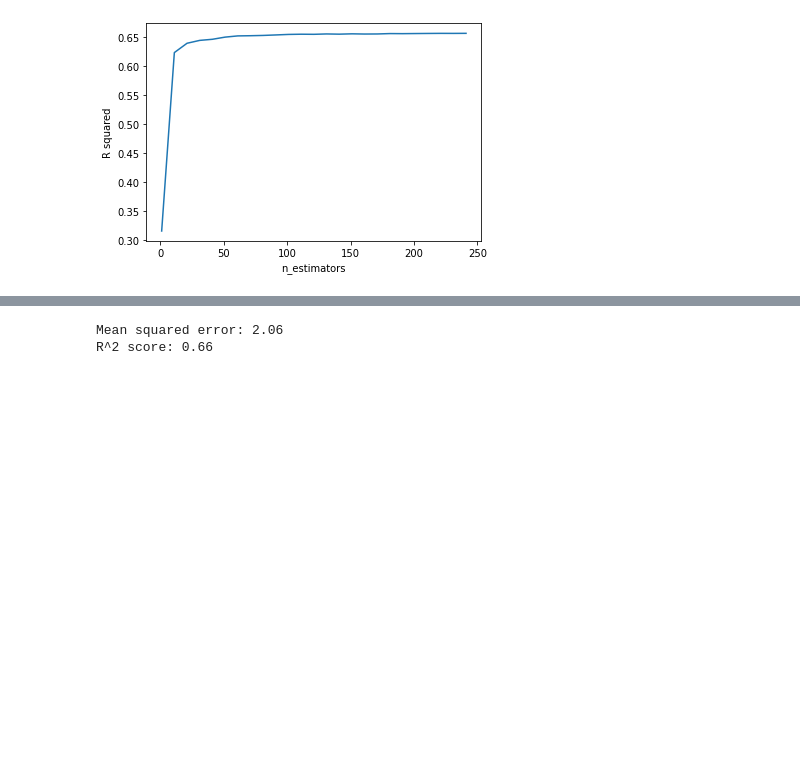
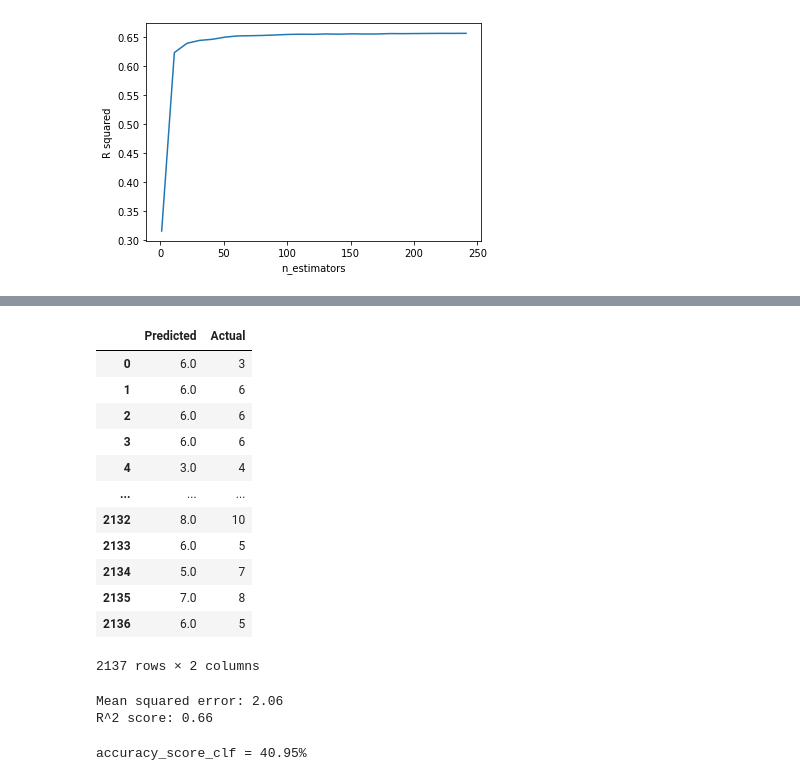
Before and after one commit to ishaan-arya/automated-essay-grading, a Jupyter notebook: Automated_Essay_Grading.ipynb, the cells around one changed output, grey strips where cells are left out. Cells and saved outputs as stored; diff of their text form; code cells hidden in the pictures; blank space fills up the shorter version.

Commit message:
feat => added more models for trained and refined preprocessing

```diff
--- a/Automated_Essay_Grading.ipynb
+++ b/Automated_Essay_Grading.ipynb
@@ -275,7 +277,7 @@ feature_names = vectorizer.get_feature_names()
 X = count_vectors.toarray()
 X_full = np.concatenate((pro_data.iloc[:, 5:].to_numpy(), X), axis = 1)
 y_full = pro_data['final_score'].to_numpy()
-X_train, X_test, y_train, y_test = train_test_split(X_full, y_full, test_size = 0.3, random_state = 42)
+X_train, X_test, y_train, y_test = train_test_split(X_full, y_full, test_size = 0.2, random_state = 42)
 # %%
 X_train.shape
 # %% [output]
@@ -394,12 +480,0 @@ accuracy
-# %%
-count = 0
-total = 0
-linear_regressor = LinearRegression()
-linear_regressor.fit(X_train, y_train)
-y_pred = linear_regressor.predict(X_test).round()
-for i in y_test:
-  if (y_test[i]==y_pred[i]) or (y_test[i]==y_pred[i]+1) or (y_test[i]==y_pred[i]-1):
-    count = count + 1
-  total = total + 1
-accuracy = count/total*100
-accuracy
@@ -463,3 +536,13 @@ plt.show()
 # %% [output]
 [figure]
 [figure]
+# %%
+#training the random forest classifier model
+
+from sklearn.ensemble import RandomForestClassifier
+
+rfc = RandomForestClassifier(n_estimators = 150, random_state=42)
+rfc.fit(X_train, y_train)
+y_pred = rfc.predict(X_test)
+accuracy_score_rfc = metrics.accuracy_score(y_pred, y_test)
+print('accuracy_score_rfc = '+str('{:04.2f}'.format(accuracy_score_rfc*100))+'%')
@@ -465,0 +551,14 @@ plt.show()
+# %%
+#training the random forest model with the +/- range applied
+
+from sklearn.ensemble import RandomForestClassifier
+
+rfc = RandomForestClassifier(n_estimators = 150, random_state=42)
+rfc.fit(X_train, y_train)
+y_pred = rfc.predict(X_test)
+for i in y_test:
+  if (y_test[i]==y_pred[i]) or (y_test[i]==y_pred[i]+1) or (y_test[i]==y_pred[i]-1):
+    count = count + 1
+  total = total + 1
+accuracy = count/total*100
+accuracy
@@ -512,3 +613,21 @@ accuracy
+# %%
+data = {'Predicted': y_pred, 'Actual': y_test}
+df = pd.DataFrame(data)
+df
+# %% [output]
+|  | Predicted | Actual |
+| 0 | 6.0 | 3 |
+| 1 | 6.0 | 6 |
+| 2 | 6.0 | 6 |
+| 3 | 6.0 | 6 |
+| 4 | 3.0 | 4 |
+| ... | ... | ... |
+| 2132 | 8.0 | 10 |
+| 2133 | 6.0 | 5 |
+| 2134 | 5.0 | 7 |
+| 2135 | 7.0 | 8 |
+| 2136 | 6.0 | 5 |
+2137 rows × 2 columns
 # %%
 rf = RandomForestRegressor(n_estimators = 500, random_state = 42)
 rf.fit(X_train, y_train)
@@ -518,3 +637,13 @@ print("R^2 score: %.2f" % r2_score(y_test, y_pred))
 # %% [output]
 Mean squared error: 2.06
 R^2 score: 0.66
+# %%
+from sklearn import svm
+
+clf = svm.SVC()
+clf.fit(X_train, y_train)
+y_pred = clf.predict(X_test)
+accuracy_score_clf = metrics.accuracy_score(y_pred, y_test)
+print('accuracy_score_clf = '+str('{:04.2f}'.format(accuracy_score_clf*100))+'%')
+# %% [output]
+accuracy_score_clf = 40.95%
```
Also changed, not shown: parts of 32 cells of this notebook.
